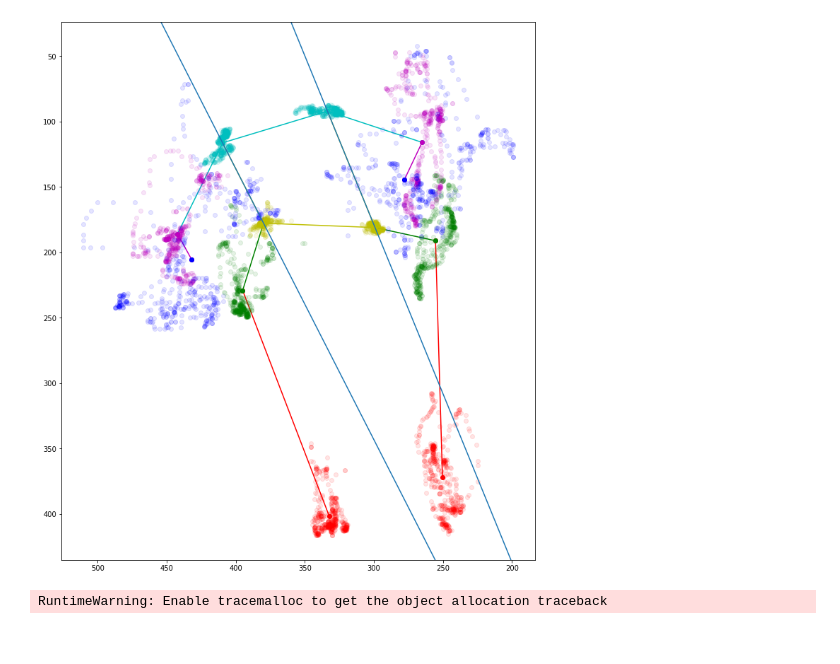
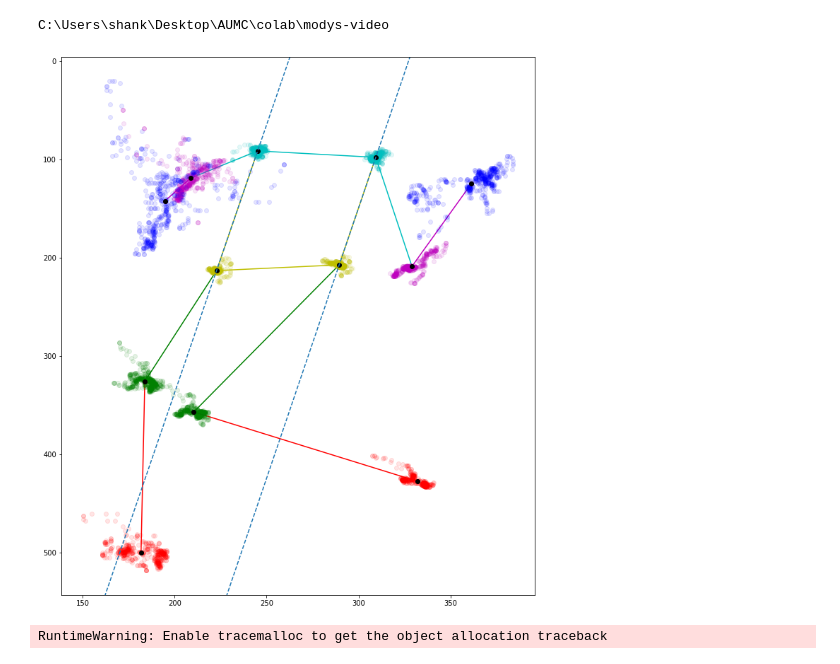
Before and after one commit to RehabAUmc/modys-video, a Jupyter notebook: notebooks/feature-visualisation.ipynb, the cells around one changed output. Cells and saved outputs as stored; diff of their text form; code cells hidden in the pictures.

Commit message:
Small visualisation update

```diff
--- a/notebooks/feature-visualisation.ipynb
+++ b/notebooks/feature-visualisation.ipynb
@@ -1,3 +1,7 @@
+# %%
+cd ..
+# %% [output]
+C:\Users\shank\Desktop\AUMC\colab\modys-video
 # %%
 import src.plotting as plot
 from src.helpers import read_video
@@ -7,29 +15,28 @@ from src.plotting import plot_continues_line, plot_bodypart_lines, plot_bodypoin
 # %%
-df = read_video('001')
+df = read_video('004')
 # %%
 fig = plt.figure(figsize=(12,14))
 
 # plot the lines (based on average values)
 plot_bodypart_lines(df)
 
-# give the wrists (based on average values) their own color
-plot_bodypoint(df, 'wrist1', 'bo', alpha=1)
-plot_bodypoint(df, 'wrist2', 'bo', alpha=1)
-
 # plot all bodyparts from whole video
 for bodypart, color in zip(DEFAULT_BODYPARTS, COLORS+COLORS):
     for i in range(len(df)):
         plot_bodypoint(df, bodypart, color, frame=i)
 
+# mark the average bodypart locations in black
+for bodypart in DEFAULT_BODYPARTS:
+    plot_bodypoint(df, bodypart, 'ko', alpha=1)
+
 # plot continues lines between shoulders and hips
 plot_continues_line(df, 'shoulder1', 'hip1')
 plot_continues_line(df, 'shoulder2', 'hip2')
 
-# invert axis
-plt.gca().invert_xaxis()
+# invert y-axis
 plt.gca().invert_yaxis()
 # %% [output]
-[figure, old version]
+[figure, new version]
 # %%
 %matplotlib tk
 stick_movie(df[:100])
```
Also changed, not shown: parts of 1 cell of this notebook, 1 other file.
